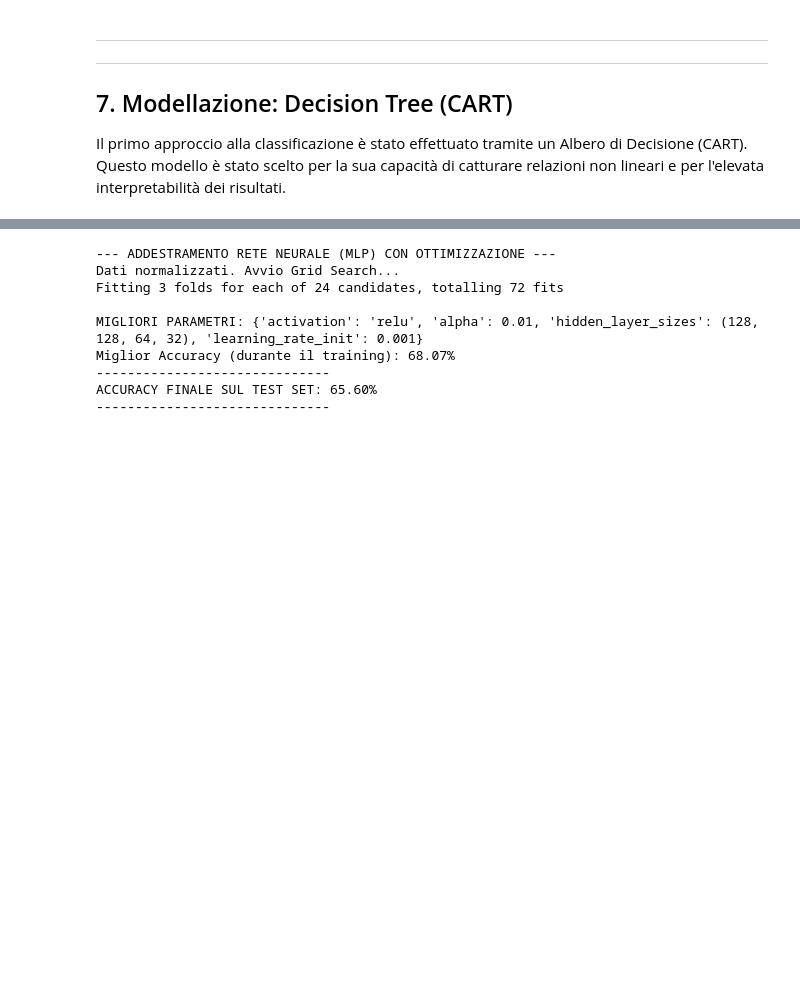
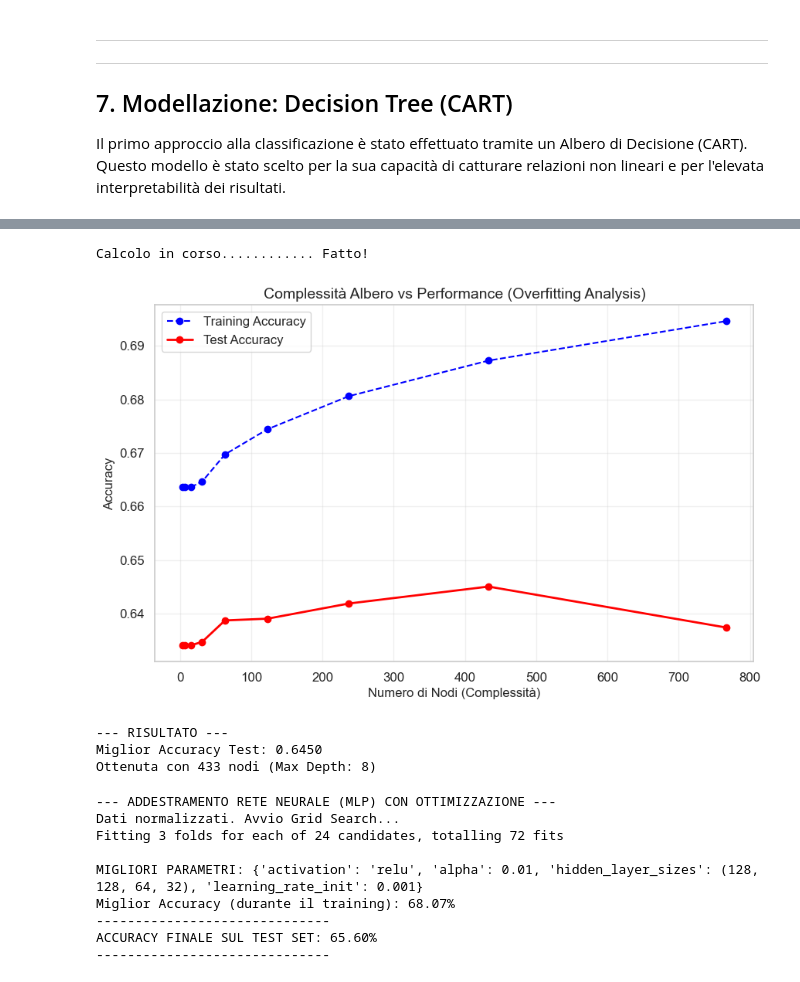
Before and after one commit to ilBiondo06/ML-Tennis-Prediction, a Jupyter notebook: tennis-prediction.ipynb, the cells around one changed output, grey strips where cells are left out. Drawn from its saved outputs; the diff is of its cells as text; code cells hidden in the pictures; blank space fills up the shorter version.

```diff
--- a/tennis-prediction.ipynb
+++ b/tennis-prediction.ipynb
@@ -1453,6 +1459,66 @@ ACCURACY SUL TEST SET (2023-24): 64.09%
     accuracy                           0.64      6009
    macro avg       0.64      0.64      0.64      6009
 weighted avg       0.64      0.64      0.64      6009
+# %%
+import matplotlib.pyplot as plt
+from sklearn.tree import DecisionTreeClassifier
+import numpy as np
+
+# 1. Definiamo un range di profondità da testare
+# (Più l'albero è profondo, più nodi avrà)
+depths = range(1, 10)
+
+train_scores = []
+test_scores = []
+node_counts = []
+
+print("Calcolo in corso...", end="")
+
+for d in depths:
+    # Creiamo e addestriamo l'albero con la profondità corrente
+    clf = DecisionTreeClassifier(max_depth=d, random_state=42)
+    clf.fit(X_train, y_train)
+
+    # Salviamo il numero di nodi reali dell'albero
+    node_counts.append(clf.tree_.node_count)
+
+    # Salviamo le accuracy
+    train_scores.append(clf.score(X_train, y_train))
+    test_scores.append(clf.score(X_test, y_test))
+    print(".", end="")
+
+print(" Fatto!")
+
+# 2. Generiamo il Grafico
+plt.figure(figsize=(10, 6))
+
+# Linea Training (Solitamente sale sempre)
+plt.plot(node_counts, train_scores, marker='o', label='Training Accuracy', color='blue', linestyle='--')
+
+# Linea Test (Sale e poi scende/stabilizza)
+plt.plot(node_counts, test_scores, marker='o', label='Test Accuracy', color='red', linewidth=2)
+
+# Abbellimenti
+plt.title('Complessità Albero vs Performance (Overfitting Analysis)', fontsize=14)
+plt.xlabel('Numero di Nodi (Complessità)', fontsize=12)
+plt.ylabel('Accuracy', fontsize=12)
+plt.legend()
+plt.grid(True, alpha=0.3)
+
+# Mostriamo il grafico
+plt.show()
+
+# 3. Troviamo il punto ottimale
+best_idx = np.argmax(test_scores)
+print(f"--- RISULTATO ---")
+print(f"Miglior Accuracy Test: {test_scores[best_idx]:.4f}")
+print(f"Ottenuta con {node_counts[best_idx]} nodi (Max Depth: {depths[best_idx]})")
+# %% [output]
+Calcolo in corso............ Fatto!
+[figure, added]
+--- RISULTATO ---
+Miglior Accuracy Test: 0.6450
+Ottenuta con 433 nodi (Max Depth: 8)
 # %%
 # ==========================================
 # 10. MODELLO 2: RETE NEURALE
```
Also changed, not shown: parts of 5 cells of this notebook, 5 other files.
